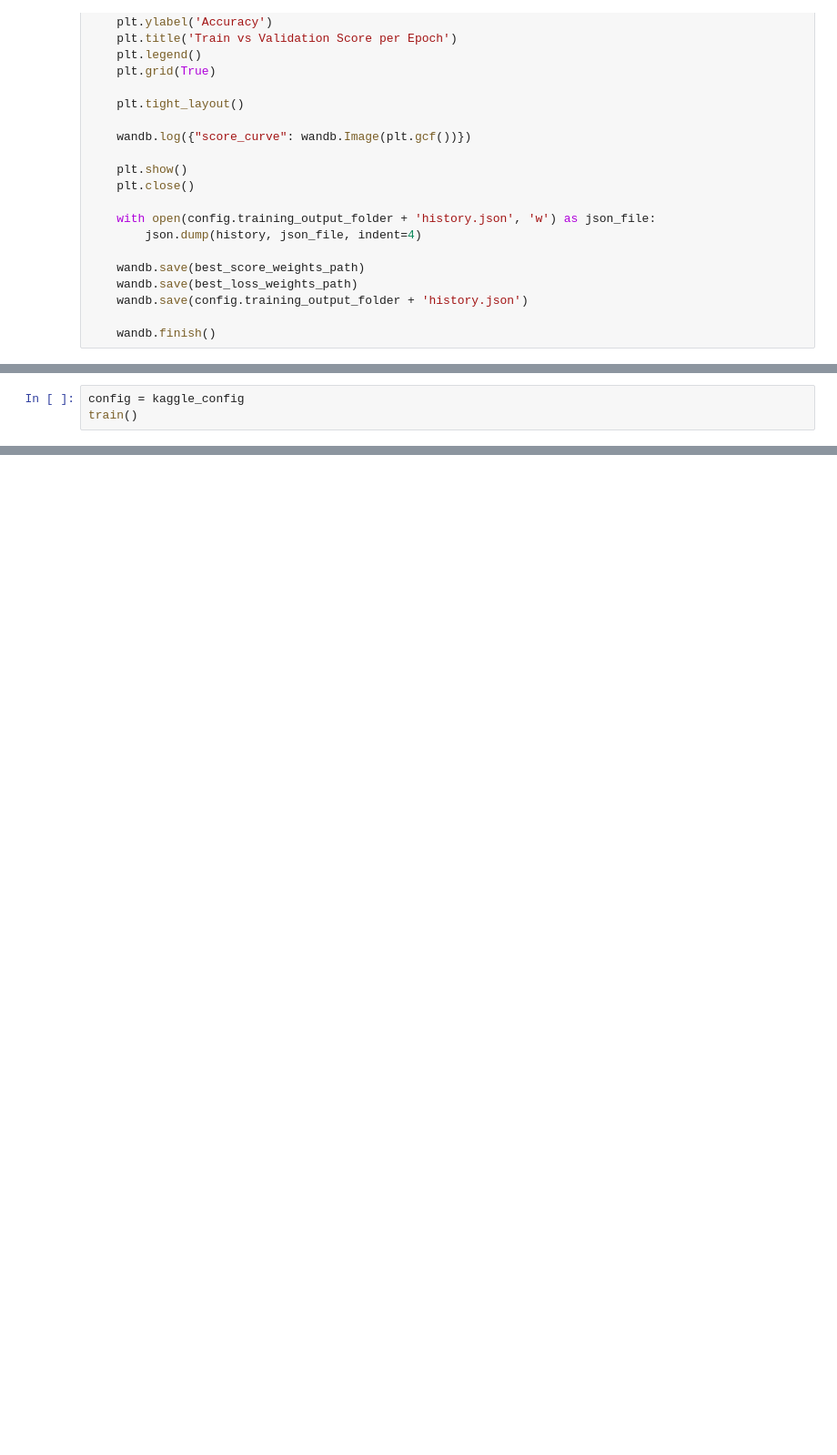
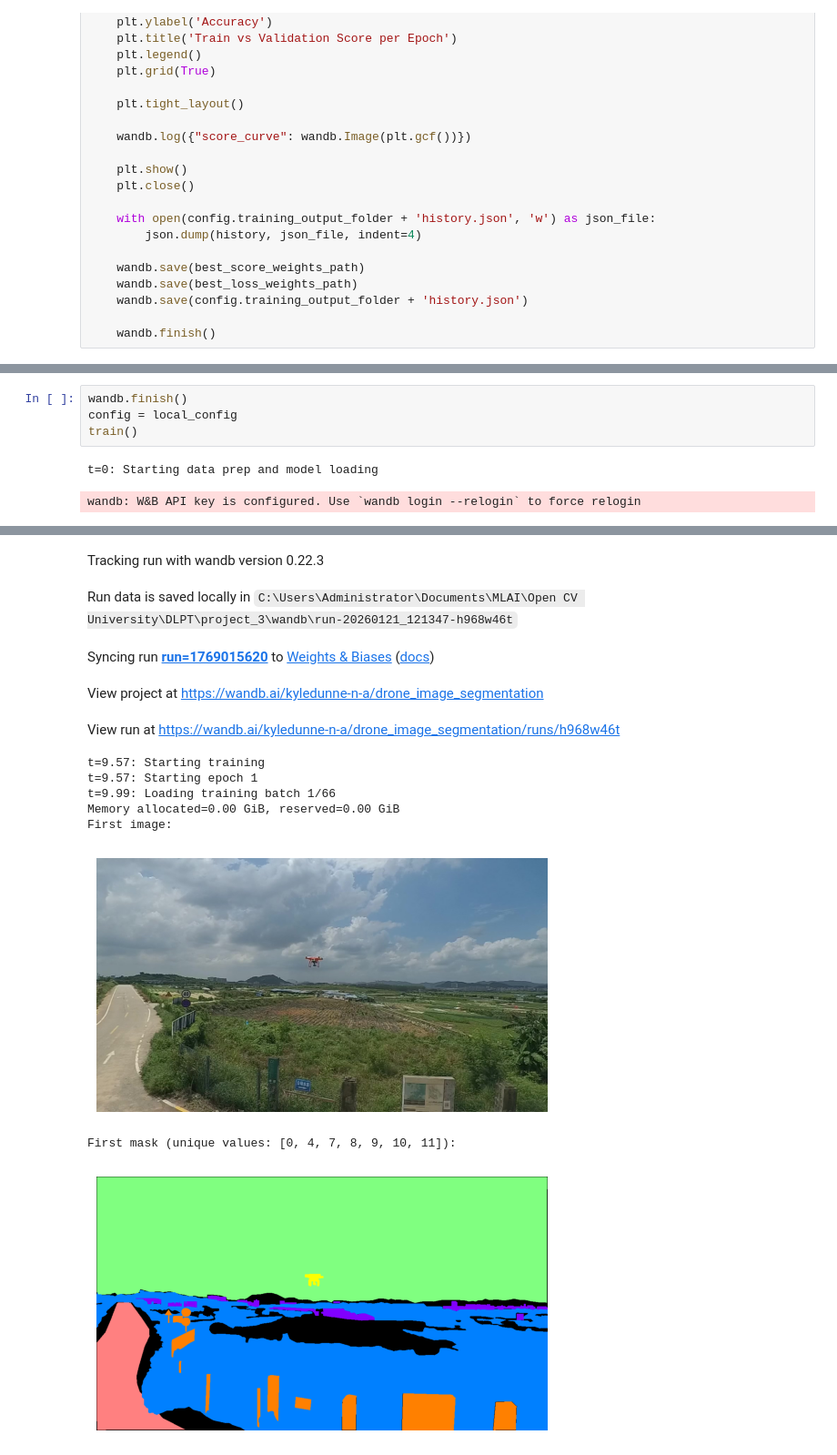
Before and after one commit to kyledunne/drone-image-segmentation, a Jupyter notebook: drone_image_segmentation.ipynb, the cells around one changed output, grey strips where cells are left out. Shown at 91% size. Cells and saved outputs as stored; diff of their text form; blank space fills up the shorter version.

```diff
--- a/drone_image_segmentation.ipynb
+++ b/drone_image_segmentation.ipynb
@@ -483,3 +483,7 @@ wandb_key = user_secrets.get_secret("wandb_key")
 # %%
-config = kaggle_config
+wandb.finish()
+config = local_config
 train()
+# %% [output]
+t=0: Starting data prep and model loading
+wandb: W&B API key is configured. Use `wandb login --relogin` to force relogin
@@ -485,0 +491,13 @@ train()
+Tracking run with wandb version 0.22.3
+Run data is saved locally in C:\Users\Administrator\Documents\MLAI\Open CV University\DLPT\project_3\wandb\run-20260121_121347-h968w46t
+Syncing run run=1769015620 to Weights & Biases (docs)
+View project at https://wandb.ai/kyledunne-n-a/drone_image_segmentation
+View run at https://wandb.ai/kyledunne-n-a/drone_image_segmentation/runs/h968w46t
+t=9.57: Starting training
+t=9.57: Starting epoch 1
+t=9.99: Loading training batch 1/66
+Memory allocated=0.00 GiB, reserved=0.00 GiB
+First image:
+[figure, added]
+First mask (unique values: [0, 4, 7, 8, 9, 10, 11]):
+[figure, added]
```
Also changed, not shown: parts of 2 cells of this notebook.
